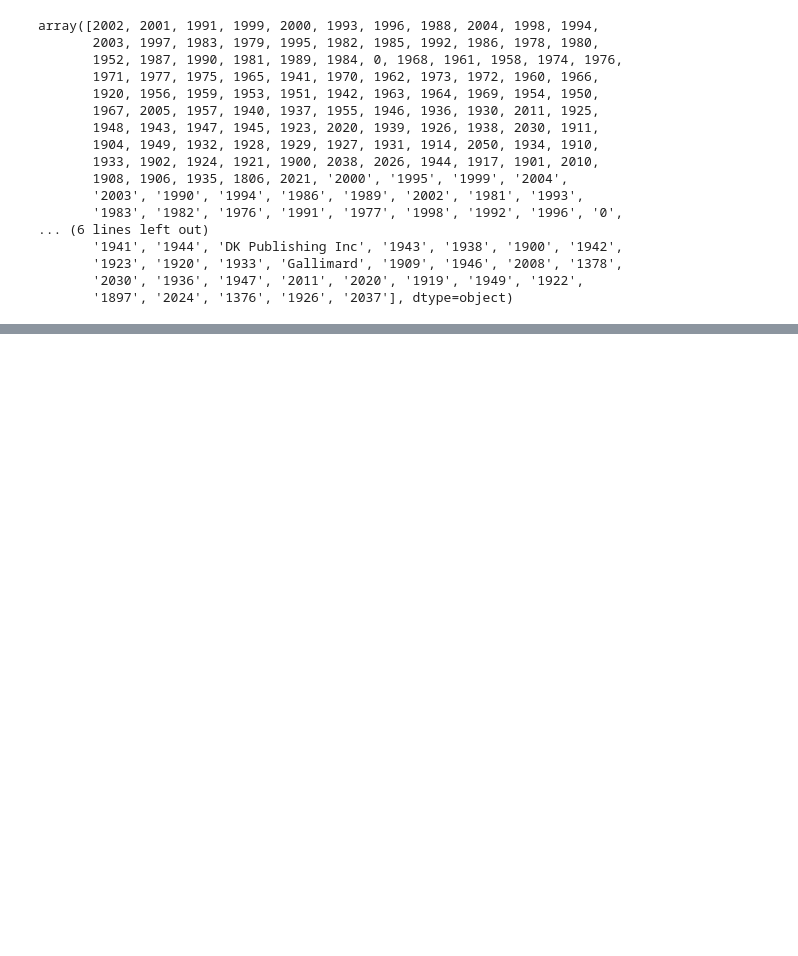
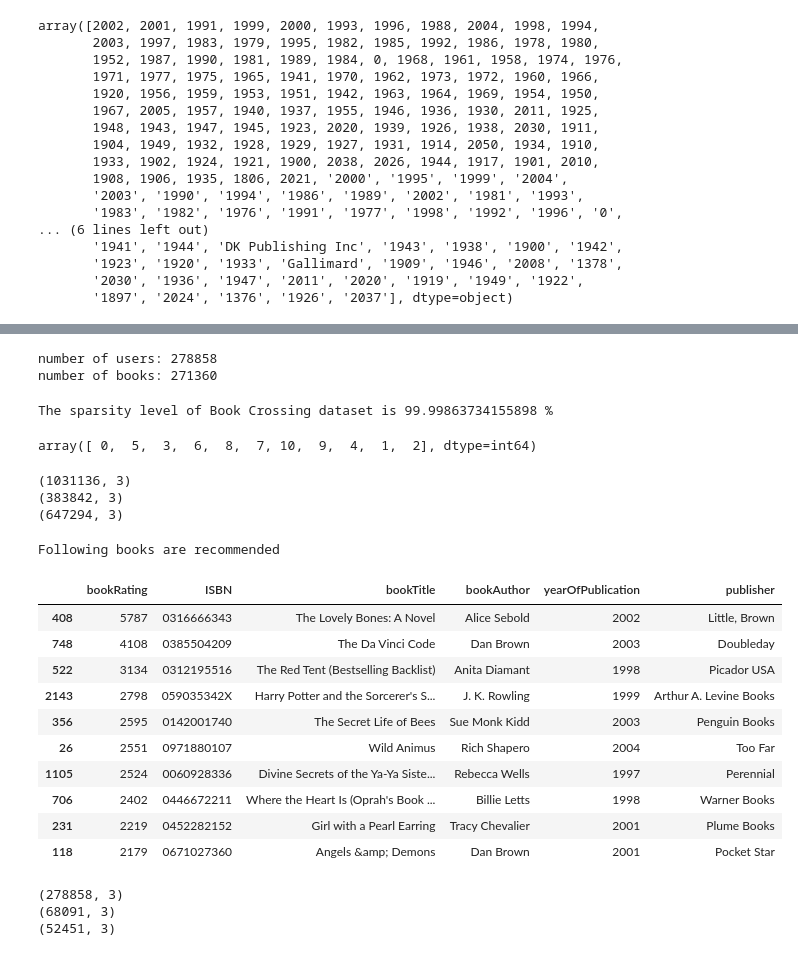
Before and after one commit to bipulthapa/RecommendationSystem, a Jupyter notebook: RecommendationSystem.ipynb, the cells around one changed output, grey strips where cells are left out. Saved outputs shown, nothing was run; the diff lists cells and outputs as text; code cells hidden in the pictures; blank space fills up the shorter version.

```diff
--- a/RecommendationSystem.ipynb
+++ b/RecommendationSystem.ipynb
@@ -88,0 +121,2 @@ books.loc[books.ISBN == '078946697X','bookTitle'] = "DK Readers: Creating the X-
+# %%
+books.yearOfPublication = books.yearOfPublication.astype(np.int32)
@@ -88,0 +129,3 @@ books.loc[books.ISBN == '078946697X','bookTitle'] = "DK Readers: Creating the X-
+# %%
+books.loc[(books.ISBN == '193169656X'),'publisher'] = 'other'
+books.loc[(books.ISBN == '1931696993'),'publisher'] = 'other'
@@ -88,0 +183,3 @@ books.loc[books.ISBN == '078946697X','bookTitle'] = "DK Readers: Creating the X-
+# %%
+#selecting books that exists in our database
+ratings_new = ratings[ratings.ISBN.isin(books.ISBN)]
@@ -88,0 +200,47 @@ books.loc[books.ISBN == '078946697X','bookTitle'] = "DK Readers: Creating the X-
+# %%
+print("number of users: " + str(n_users))
+print("number of books: " + str(n_books))
+# %% [output]
+number of users: 278858
+number of books: 271360
+# %%
+#sparsity
+sparsity=1.0-len(ratings_new)/float(n_users*n_books)
+print('The sparsity level of Book Crossing dataset is ' +  str(sparsity*100) + ' %')
+# %% [output]
+The sparsity level of Book Crossing dataset is 99.99863734155898 %
+# %%
+ratings.bookRating.unique()
+# %% [output]
+array([ 0,  5,  3,  6,  8,  7, 10,  9,  4,  1,  2], dtype=int64)
+# %%
+#setting appart of dataset into ratings_explicit and ratings_explicit
+ratings_explicit = ratings_new[ratings_new.bookRating != 0]
+ratings_implicit = ratings_new[ratings_new.bookRating == 0]
+# %%
+print(ratings_new.shape)
+print(ratings_explicit.shape)
+print(ratings_implicit.shape)
+# %% [output]
+(1031136, 3)
+(383842, 3)
+(647294, 3)
+# %%
+#simple populartity Based Recommendation Sysytem top 10 popularty based book
+ratings_count = pd.DataFrame(ratings_explicit.groupby(['ISBN'])['bookRating'].sum())
+top10 = ratings_count.sort_values('bookRating', ascending = False).head(10)
+print("Following books are recommended")
+top10.merge(books, left_index = True, right_on = 'ISBN')
+# %% [output]
+Following books are recommended
+|  | bookRating | ISBN | bookTitle | bookAuthor | yearOfPublication | publisher |
+| 408 | 5787 | 0316666343 | The Lovely Bones: A Novel | Alice Sebold | 2002 | Little, Brown |
+| 748 | 4108 | 0385504209 | The Da Vinci Code | Dan Brown | 2003 | Doubleday |
+| 522 | 3134 | 0312195516 | The Red Tent (Bestselling Backlist) | Anita Diamant | 1998 | Picador USA |
+| 2143 | 2798 | 059035342X | Harry Potter and the Sorcerer's S... | J. K. Rowling | 1999 | Arthur A. Levine Books |
+| 356 | 2595 | 0142001740 | The Secret Life of Bees | Sue Monk Kidd | 2003 | Penguin Books |
+| 26 | 2551 | 0971880107 | Wild Animus | Rich Shapero | 2004 | Too Far |
+| 1105 | 2524 | 0060928336 | Divine Secrets of the Ya-Ya Siste... | Rebecca Wells | 1997 | Perennial |
+| 706 | 2402 | 0446672211 | Where the Heart Is (Oprah's Book ... | Billie Letts | 1998 | Warner Books |
+| 231 | 2219 | 0452282152 | Girl with a Pearl Earring | Tracy Chevalier | 2001 | Plume Books |
+| 118 | 2179 | 0671027360 | Angels &amp; Demons | Dan Brown | 2001 | Pocket Star |
@@ -88,0 +251,8 @@ books.loc[books.ISBN == '078946697X','bookTitle'] = "DK Readers: Creating the X-
+# %%
+print(users.shape)
+print(users_exp_ratings.shape)
+print(users_imp_ratings.shape)
+# %% [output]
+(278858, 3)
+(68091, 3)
+(52451, 3)
```
Also changed, not shown: parts of 43 cells of this notebook.
